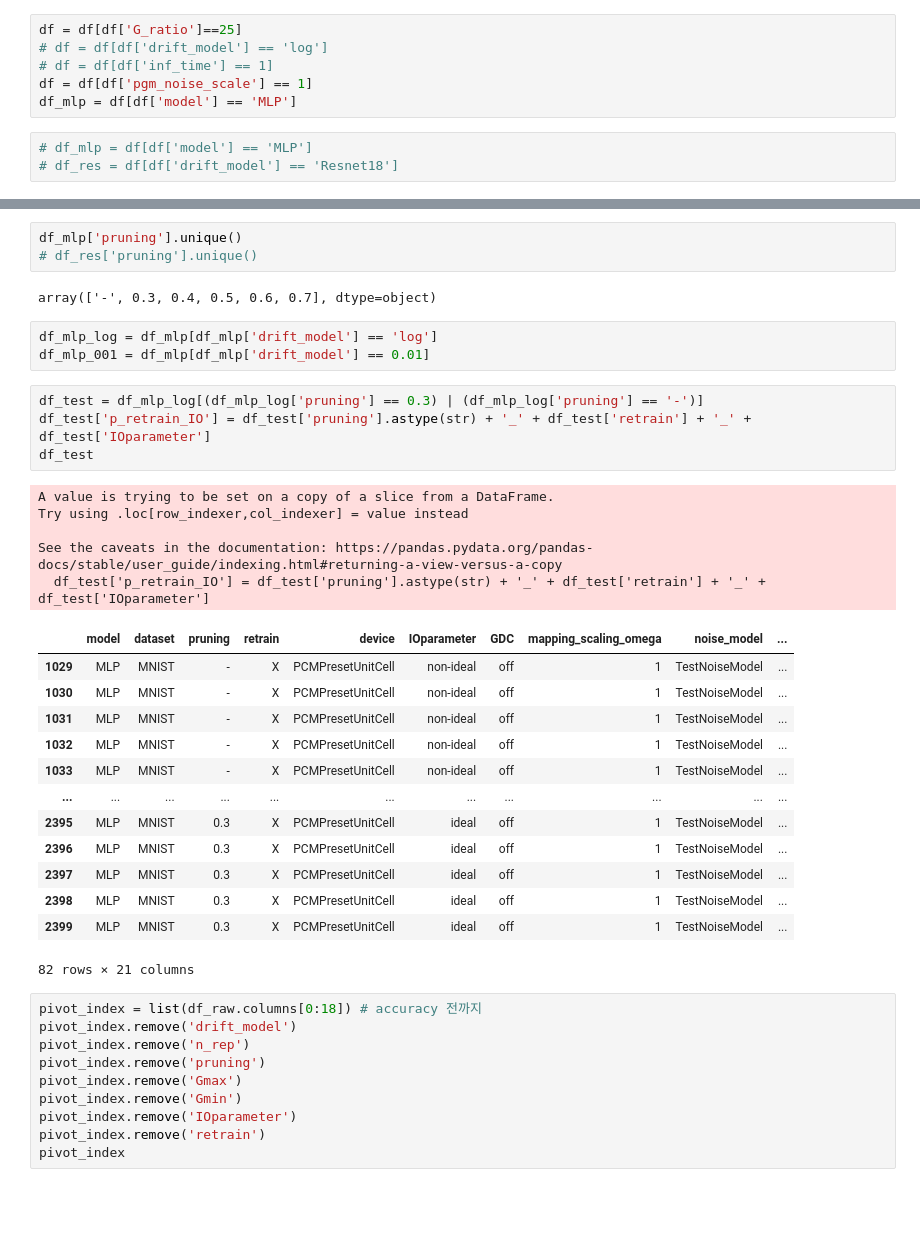
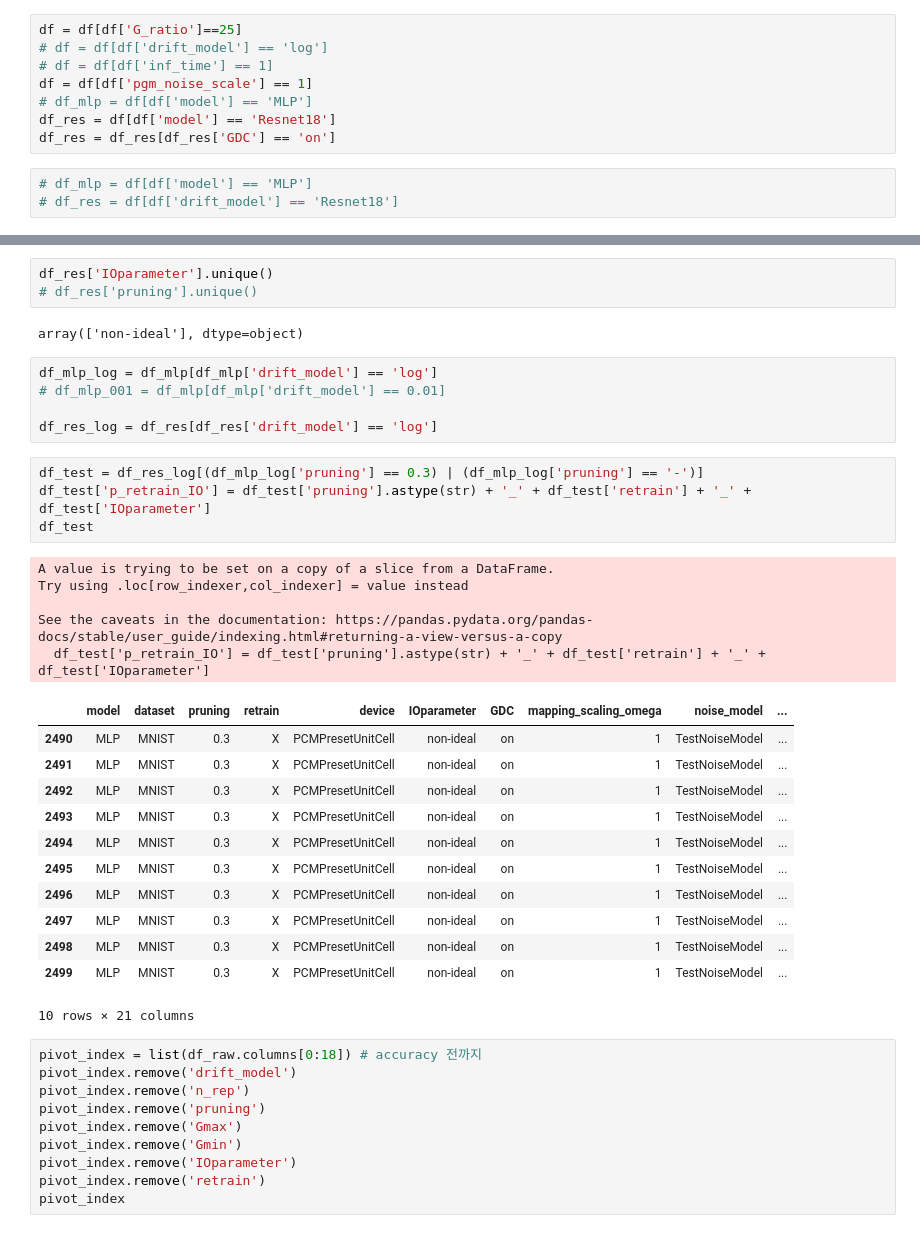
Before and after one commit to PRAM-weight-biasing/PRAM-weight-biasing, a Jupyter notebook: z_data_processing/241211_p_percent_retrain.ipynb, the cells around one changed output, grey strips where cells are left out. Drawn from its saved outputs; the diff is of its cells as text; blank space fills up the shorter version.

```diff
--- a/z_data_processing/241211_p_percent_retrain.ipynb
+++ b/z_data_processing/241211_p_percent_retrain.ipynb
@@ -14,7 +14,9 @@ df = df[df['G_ratio']==25]
 # df = df[df['drift_model'] == 'log']
 # df = df[df['inf_time'] == 1]
 df = df[df['pgm_noise_scale'] == 1]
-df_mlp = df[df['model'] == 'MLP']
+# df_mlp = df[df['model'] == 'MLP']
+df_res = df[df['model'] == 'Resnet18']
+df_res = df_res[df_res['GDC'] == 'on']
 # %%
 # df_mlp = df[df['model'] == 'MLP']
 # df_res = df[df['drift_model'] == 'Resnet18']
@@ -37,34 +43,35 @@ df_mlp
 # %%
-df_mlp['pruning'].unique()
+df_res['IOparameter'].unique()
 # df_res['pruning'].unique()
 # %% [output]
-array(['-', 0.3, 0.4, 0.5, 0.6, 0.7], dtype=object)
+array(['non-ideal'], dtype=object)
 # %%
 df_mlp_log = df_mlp[df_mlp['drift_model'] == 'log']
-df_mlp_001 = df_mlp[df_mlp['drift_model'] == 0.01]
+# df_mlp_001 = df_mlp[df_mlp['drift_model'] == 0.01]
+
+df_res_log = df_res[df_res['drift_model'] == 'log']
 # %%
-df_test = df_mlp_log[(df_mlp_log['pruning'] == 0.3) | (df_mlp_log['pruning'] == '-')]
+df_test = df_res_log[(df_mlp_log['pruning'] == 0.3) | (df_mlp_log['pruning'] == '-')]
 df_test['p_retrain_IO'] = df_test['pruning'].astype(str) + '_' + df_test['retrain'] + '_' + df_test['IOparameter']
 df_test
 # %% [output]
 A value is trying to be set on a copy of a slice from a DataFrame.
 Try using .loc[row_indexer,col_indexer] = value instead
 
 See the caveats in the documentation: https://pandas.pydata.org/pandas-docs/stable/user_guide/indexing.html#returning-a-view-versus-a-copy
   df_test['p_retrain_IO'] = df_test['pruning'].astype(str) + '_' + df_test['retrain'] + '_' + df_test['IOparameter']
 |  | model | dataset | pruning | retrain | device | IOparameter | GDC | mapping_scaling_omega | noise_model | ... |
-| 1029 | MLP | MNIST | - | X | PCMPresetUnitCell | non-ideal | off | 1 | TestNoiseModel | ... |
-| 1030 | MLP | MNIST | - | X | PCMPresetUnitCell | non-ideal | off | 1 | TestNoiseModel | ... |
-| 1031 | MLP | MNIST | - | X | PCMPresetUnitCell | non-ideal | off | 1 | TestNoiseModel | ... |
-| 1032 | MLP | MNIST | - | X | PCMPresetUnitCell | non-ideal | off | 1 | TestNoiseModel | ... |
-| 1033 | MLP | MNIST | - | X | PCMPresetUnitCell | non-ideal | off | 1 | TestNoiseModel | ... |
-| ... | ... | ... | ... | ... | ... | ... | ... | ... | ... | ... |
-| 2395 | MLP | MNIST | 0.3 | X | PCMPresetUnitCell | ideal | off | 1 | TestNoiseModel | ... |
-| 2396 | MLP | MNIST | 0.3 | X | PCMPresetUnitCell | ideal | off | 1 | TestNoiseModel | ... |
-| 2397 | MLP | MNIST | 0.3 | X | PCMPresetUnitCell | ideal | off | 1 | TestNoiseModel | ... |
-| 2398 | MLP | MNIST | 0.3 | X | PCMPresetUnitCell | ideal | off | 1 | TestNoiseModel | ... |
-| 2399 | MLP | MNIST | 0.3 | X | PCMPresetUnitCell | ideal | off | 1 | TestNoiseModel | ... |
+| 2490 | MLP | MNIST | 0.3 | X | PCMPresetUnitCell | non-ideal | on | 1 | TestNoiseModel | ... |
+| 2491 | MLP | MNIST | 0.3 | X | PCMPresetUnitCell | non-ideal | on | 1 | TestNoiseModel | ... |
+| 2492 | MLP | MNIST | 0.3 | X | PCMPresetUnitCell | non-ideal | on | 1 | TestNoiseModel | ... |
+| 2493 | MLP | MNIST | 0.3 | X | PCMPresetUnitCell | non-ideal | on | 1 | TestNoiseModel | ... |
+| 2494 | MLP | MNIST | 0.3 | X | PCMPresetUnitCell | non-ideal | on | 1 | TestNoiseModel | ... |
+| 2495 | MLP | MNIST | 0.3 | X | PCMPresetUnitCell | non-ideal | on | 1 | TestNoiseModel | ... |
+| 2496 | MLP | MNIST | 0.3 | X | PCMPresetUnitCell | non-ideal | on | 1 | TestNoiseModel | ... |
+| 2497 | MLP | MNIST | 0.3 | X | PCMPresetUnitCell | non-ideal | on | 1 | TestNoiseModel | ... |
+| 2498 | MLP | MNIST | 0.3 | X | PCMPresetUnitCell | non-ideal | on | 1 | TestNoiseModel | ... |
+| 2499 | MLP | MNIST | 0.3 | X | PCMPresetUnitCell | non-ideal | on | 1 | TestNoiseModel | ... |
-82 rows × 21 columns
+10 rows × 21 columns
 # %%
 pivot_index = list(df_raw.columns[0:18]) # accuracy 전까지
 pivot_index.remove('drift_model')
```
Also changed, not shown: parts of 4 cells of this notebook, 3 other files.
